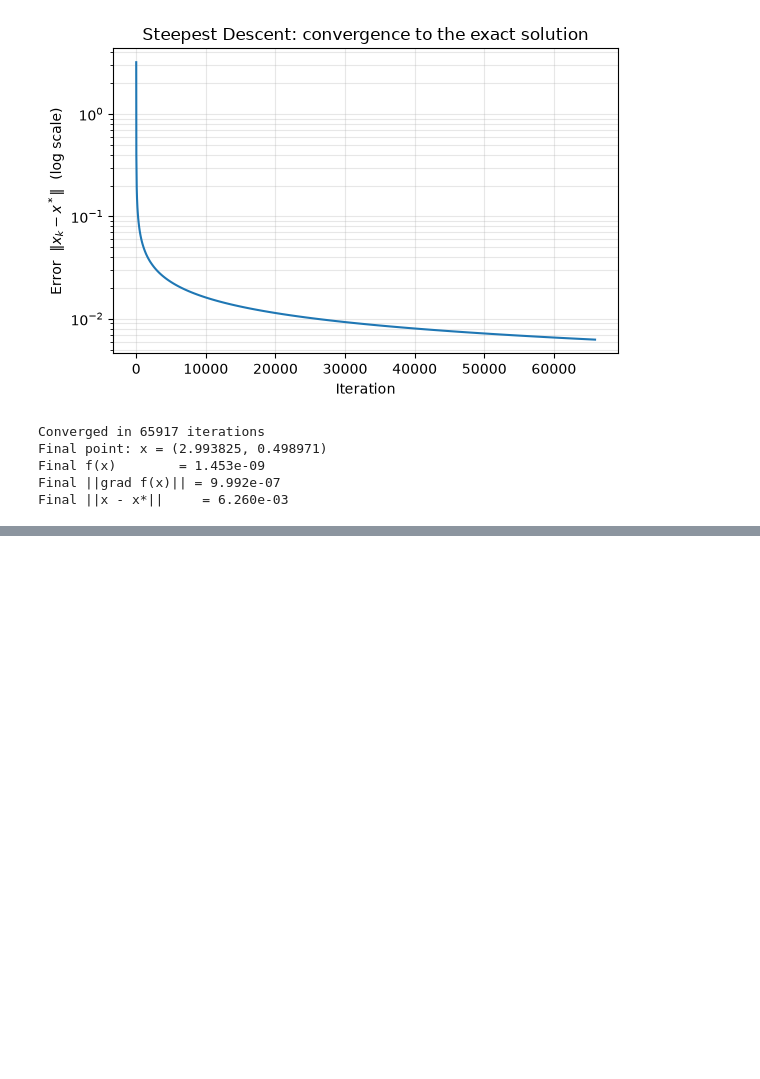
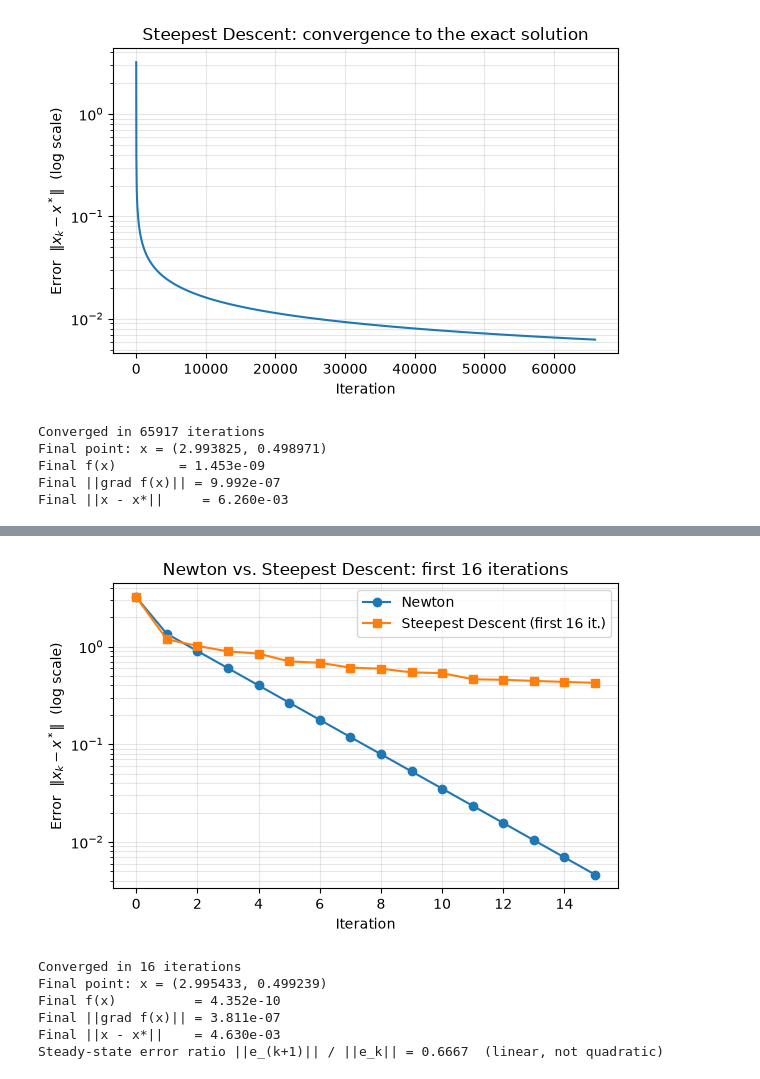
Before and after one commit to KevJoss/Optimization_methods_course, a Jupyter notebook: results.ipynb, the cells around one changed output, grey strips where cells are left out. Saved outputs shown, nothing was run; the diff lists cells and outputs as text; code cells hidden in the pictures; blank space fills up the shorter version.

```diff
--- a/results.ipynb
+++ b/results.ipynb
@@ -61,0 +69,10 @@ Final ||x - x*||     = 6.260e-03
+# %%
+newton_history = pd.read_csv("experiments/newton/history.csv")
+
+newton_table = newton_history.head(10).rename(columns={
+    "k": "Iteration",
+    "f": "f(x)",
+    "grad_norm": "||grad f(x)||",
+    "error": "||x - x*||",
+})
+newton_table.set_index("Iteration")
@@ -61,0 +92,29 @@ Final ||x - x*||     = 6.260e-03
+# %%
+fig, ax = plt.subplots(figsize=(6, 4))
+ax.semilogy(newton_history["k"], newton_history["error"], marker="o", label="Newton")
+ax.semilogy(sd_history["k"][:16], sd_history["error"][:16], marker="s", label="Steepest Descent (first 16 it.)")
+ax.set_xlabel("Iteration")
+ax.set_ylabel(r"Error  $\|x_k - x^*\|$  (log scale)")
+ax.set_title("Newton vs. Steepest Descent: first 16 iterations")
+ax.legend()
+ax.grid(True, which="both", alpha=0.3)
+fig.tight_layout()
+plt.show()
+# %% [output]
+[figure, added]
+# %%
+final = newton_history.iloc[-1]
+ratios = (newton_history["error"] / newton_history["error"].shift(1)).dropna()
+print(f"Converged in {len(newton_history)} iterations")
+print(f"Final point: x = ({final['x1']:.6f}, {final['x2']:.6f})")
+print(f"Final f(x)          = {final['f']:.3e}")
+print(f"Final ||grad f(x)|| = {final['grad_norm']:.3e}")
+print(f"Final ||x - x*||    = {final['error']:.3e}")
+print(f"Steady-state error ratio ||e_(k+1)|| / ||e_k|| = {ratios.iloc[-1]:.4f}  (linear, not quadratic)")
+# %% [output]
+Converged in 16 iterations
+Final point: x = (2.995433, 0.499239)
+Final f(x)          = 4.352e-10
+Final ||grad f(x)|| = 3.811e-07
+Final ||x - x*||    = 4.630e-03
+Steady-state error ratio ||e_(k+1)|| / ||e_k|| = 0.6667  (linear, not quadratic)
```
Also changed, not shown: parts of 2 cells of this notebook, 6 other files.
